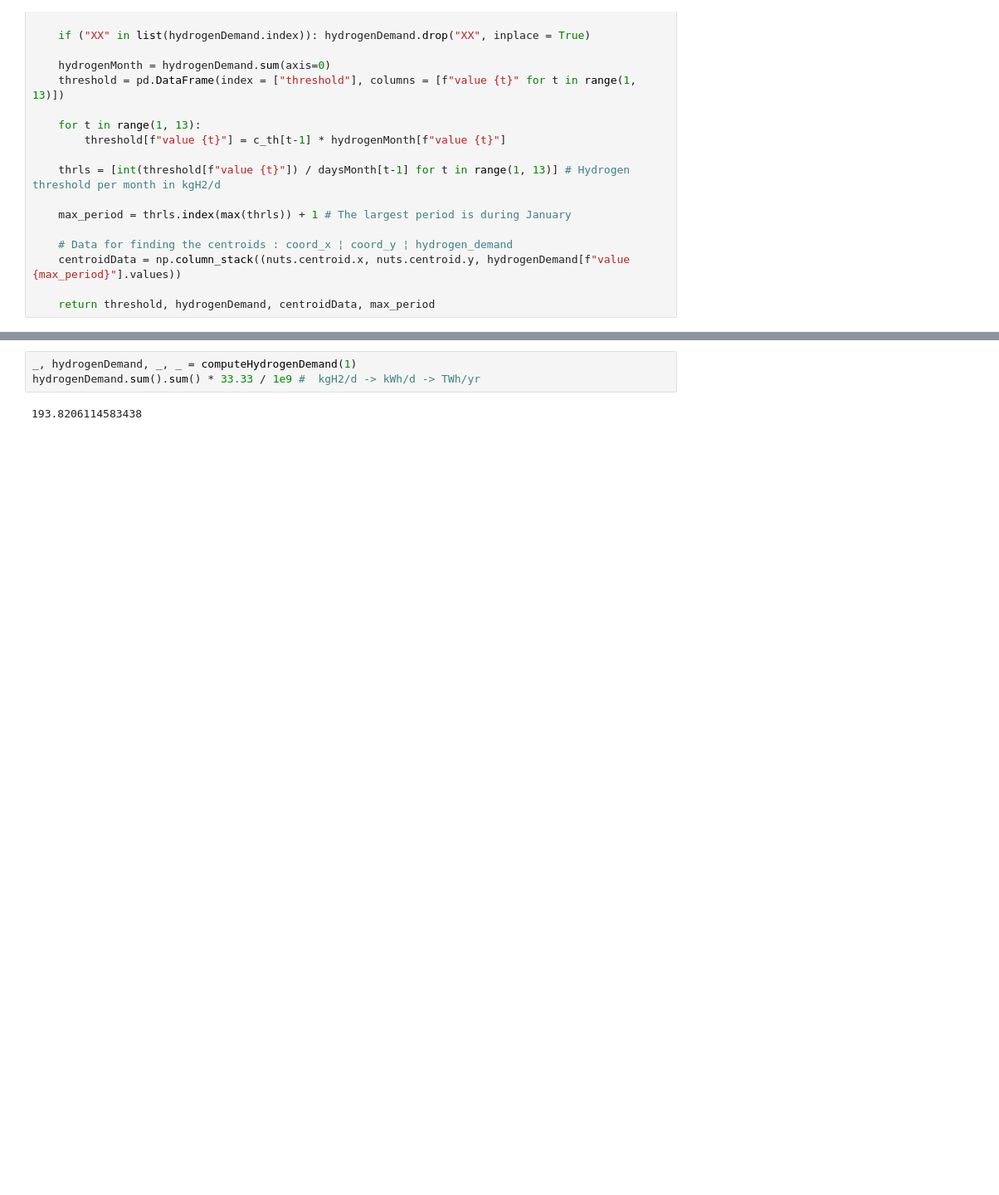
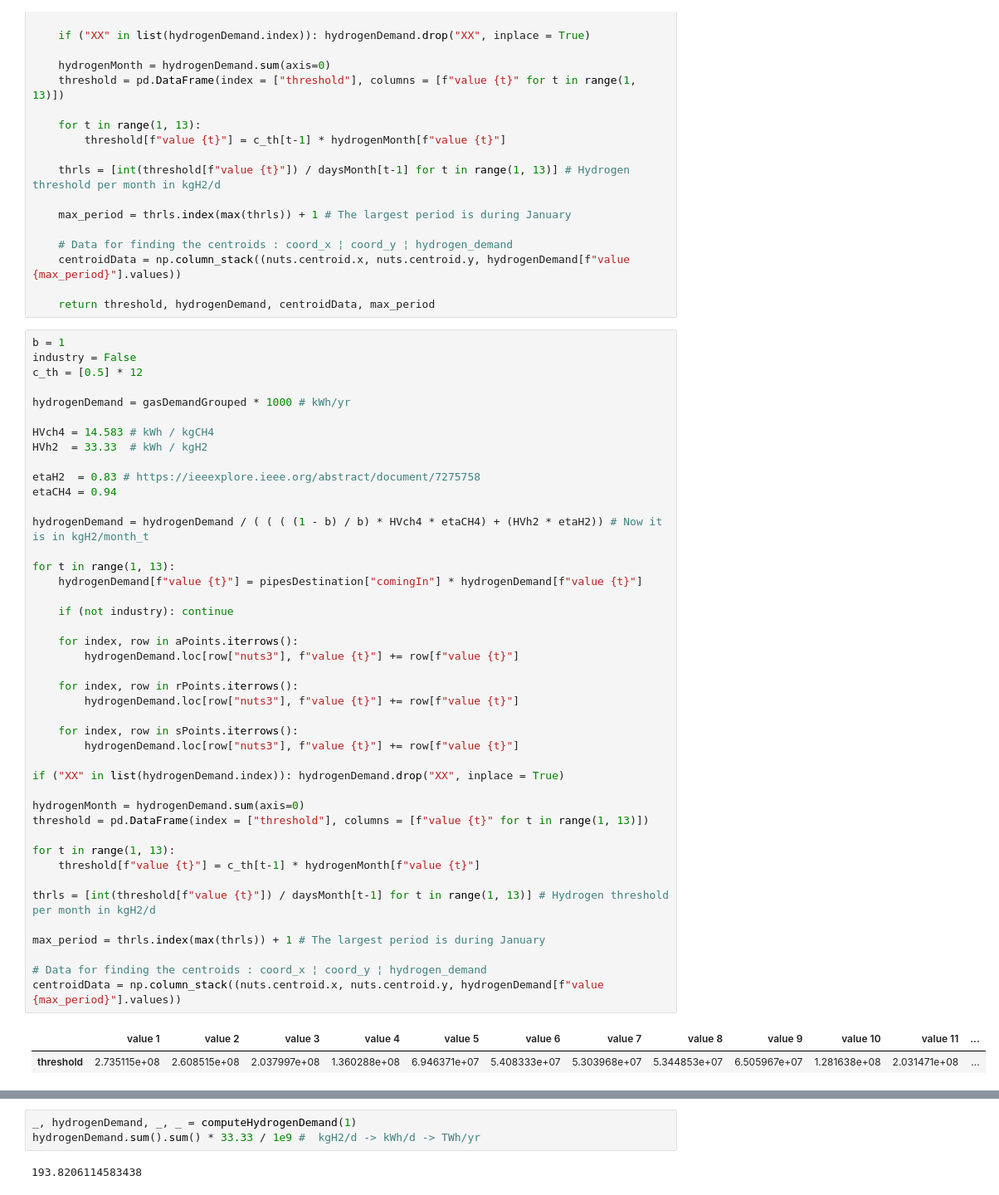
Before and after one commit to DerSpanischGamer/GermanHydrogen, a Jupyter notebook: disaggregator-master/14_2_Production_placement_reduced_demand_Better_model.ipynb, the cells around one changed output, grey strips where cells are left out. Shown at 83% size. Cells and saved outputs as stored; diff of their text form; blank space fills up the shorter version.

```diff
--- a/disaggregator-master/14_2_Production_placement_reduced_demand_Better_model.ipynb
+++ b/disaggregator-master/14_2_Production_placement_reduced_demand_Better_model.ipynb
@@ -550,3 +550,49 @@ def computeHydrogenDemand(b, etaH2 = 0.83, etaCH4 = 0.94, industry = True, c_th
     centroidData = np.column_stack((nuts.centroid.x, nuts.centroid.y, hydrogenDemand[f"value {max_period}"].values))
 
     return threshold, hydrogenDemand, centroidData, max_period
+# %%
+b = 1
+industry = False
+c_th = [0.5] * 12
+
+hydrogenDemand = gasDemandGrouped * 1000 # kWh/yr
+
+HVch4 = 14.583 # kWh / kgCH4
+HVh2  = 33.33  # kWh / kgH2
+
+etaH2  = 0.83 # https://ieeexplore.ieee.org/abstract/document/7275758
+etaCH4 = 0.94
+
+hydrogenDemand = hydrogenDemand / ( ( ( (1 - b) / b) * HVch4 * etaCH4) + (HVh2 * etaH2)) # Now it is in kgH2/month_t
+
+for t in range(1, 13):
+    hydrogenDemand[f"value {t}"] = pipesDestination["comingIn"] * hydrogenDemand[f"value {t}"]
+
+    if (not industry): continue
+
+    for index, row in aPoints.iterrows():
+        hydrogenDemand.loc[row["nuts3"], f"value {t}"] += row[f"value {t}"]
+
+    for index, row in rPoints.iterrows():
+        hydrogenDemand.loc[row["nuts3"], f"value {t}"] += row[f"value {t}"]
+
+    for index, row in sPoints.iterrows():
+        hydrogenDemand.loc[row["nuts3"], f"value {t}"] += row[f"value {t}"]
+
+if ("XX" in list(hydrogenDemand.index)): hydrogenDemand.drop("XX", inplace = True)
+
+hydrogenMonth = hydrogenDemand.sum(axis=0)
+threshold = pd.DataFrame(index = ["threshold"], columns = [f"value {t}" for t in range(1, 13)])
+
+for t in range(1, 13):
+    threshold[f"value {t}"] = c_th[t-1] * hydrogenMonth[f"value {t}"]
+
+thrls = [int(threshold[f"value {t}"]) / daysMonth[t-1] for t in range(1, 13)] # Hydrogen threshold per month in kgH2/d
+
+max_period = thrls.index(max(thrls)) + 1 # The largest period is during January
+
+# Data for finding the centroids : coord_x ¦ coord_y ¦ hydrogen_demand
+centroidData = np.column_stack((nuts.centroid.x, nuts.centroid.y, hydrogenDemand[f"value {max_period}"].values))
+# %% [output]
+|  | value 1 | value 2 | value 3 | value 4 | value 5 | value 6 | value 7 | value 8 | value 9 | value 10 | value 11 | ... |
+| threshold | 2.735115e+08 | 2.608515e+08 | 2.037997e+08 | 1.360288e+08 | 6.946371e+07 | 5.408333e+07 | 5.303968e+07 | 5.344853e+07 | 6.505967e+07 | 1.281638e+08 | 2.031471e+08 | ... |
```
Also changed, not shown: parts of 7 cells of this notebook, 5 other files.
